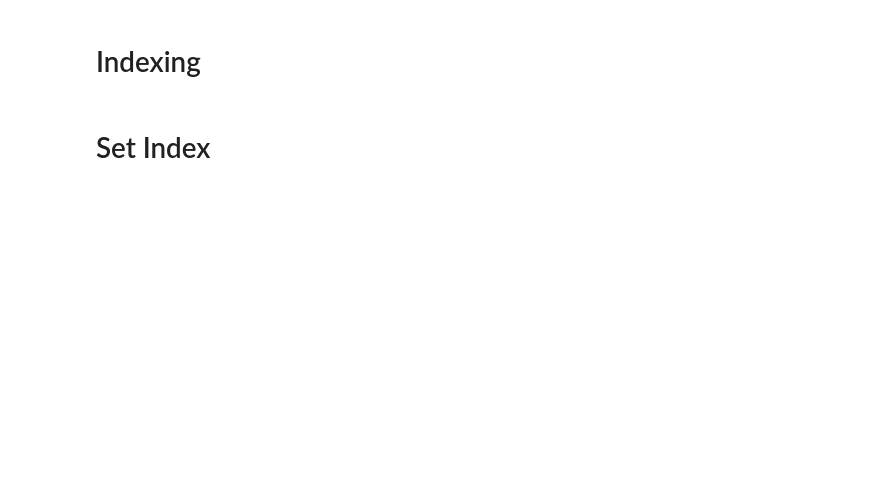
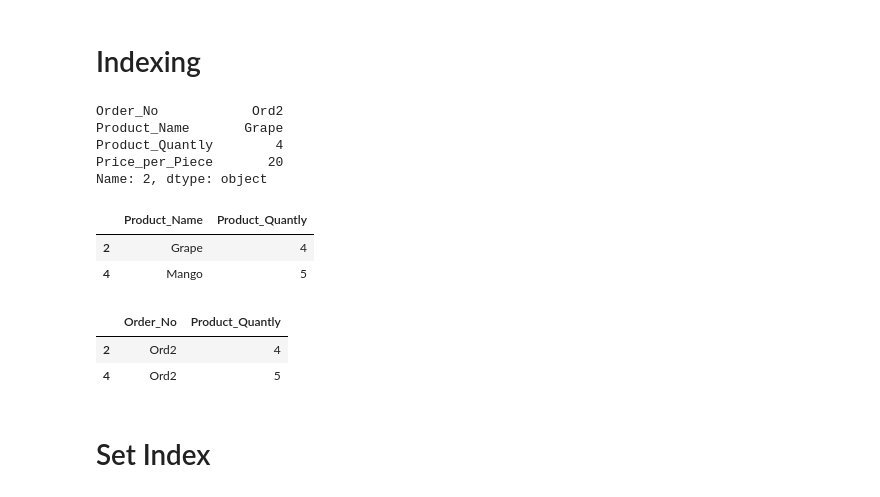
Before and after one commit to skg01/Coaching_ML, a Jupyter notebook: Python/Pandas_Practice.ipynb, the cells around one changed output. Drawn from its saved outputs; the diff is of its cells as text; code cells hidden in the pictures; blank space fills up the shorter version.

```diff
--- a/Python/Pandas_Practice.ipynb
+++ b/Python/Pandas_Practice.ipynb
@@ -14,2 +66,8 @@ data.head()
 # %%
-data.iloc[6]
+data.iloc[2]
+# %% [output]
+Order_No            Ord2
+Product_Name       Grape
+Product_Quantly        4
+Price_per_Piece       20
+Name: 2, dtype: object
@@ -18,3 +74,15 @@ data[['Product_Name','Product_Quantly']]
+# %%
+data.iloc[[2,4],[1,2]]
+# %% [output]
+|  | Product_Name | Product_Quantly |
+| 2 | Grape | 4 |
+| 4 | Mango | 5 |
+# %%
+data.iloc[[2,4],[True,False,True,False]]
+# %% [output]
+|  | Order_No | Product_Quantly |
+| 2 | Ord2 | 4 |
+| 4 | Ord2 | 5 |
 # %% [markdown]
 # Set Index
 # %%
```
Also changed, not shown: parts of 40 cells of this notebook, 2 other files.
